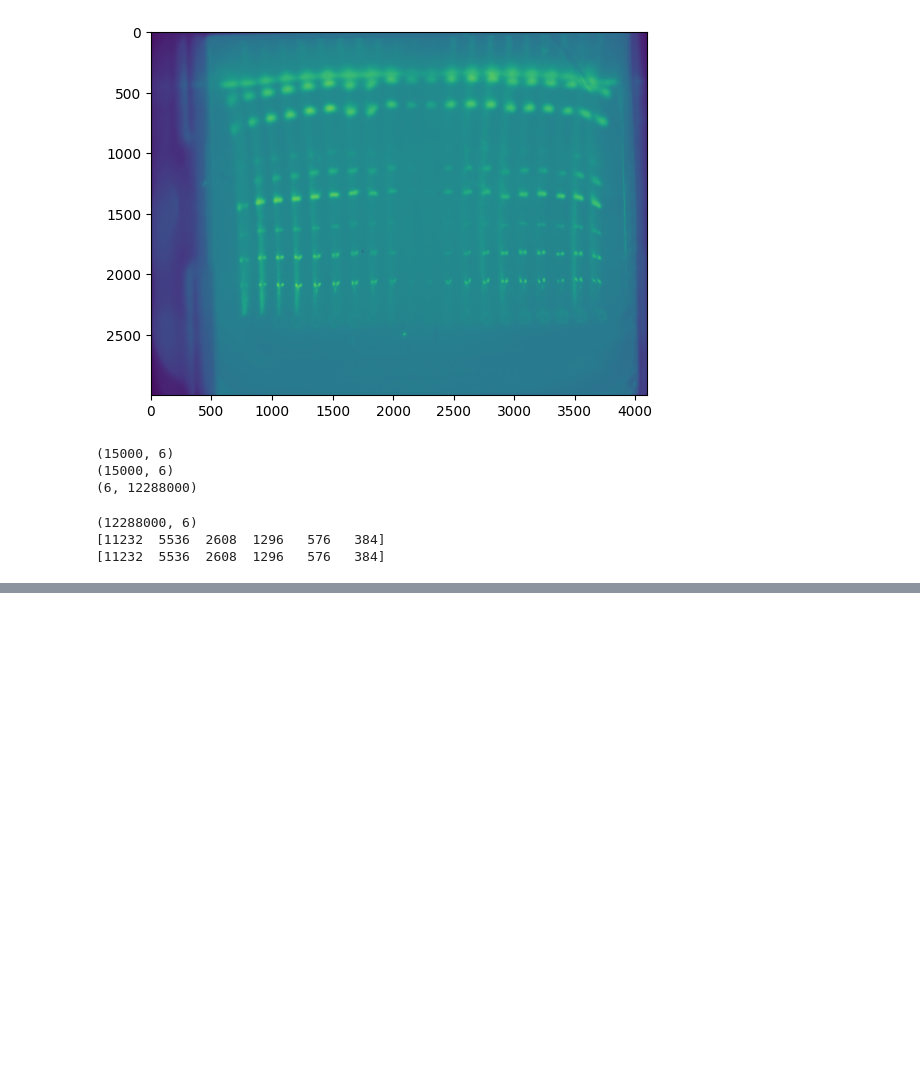
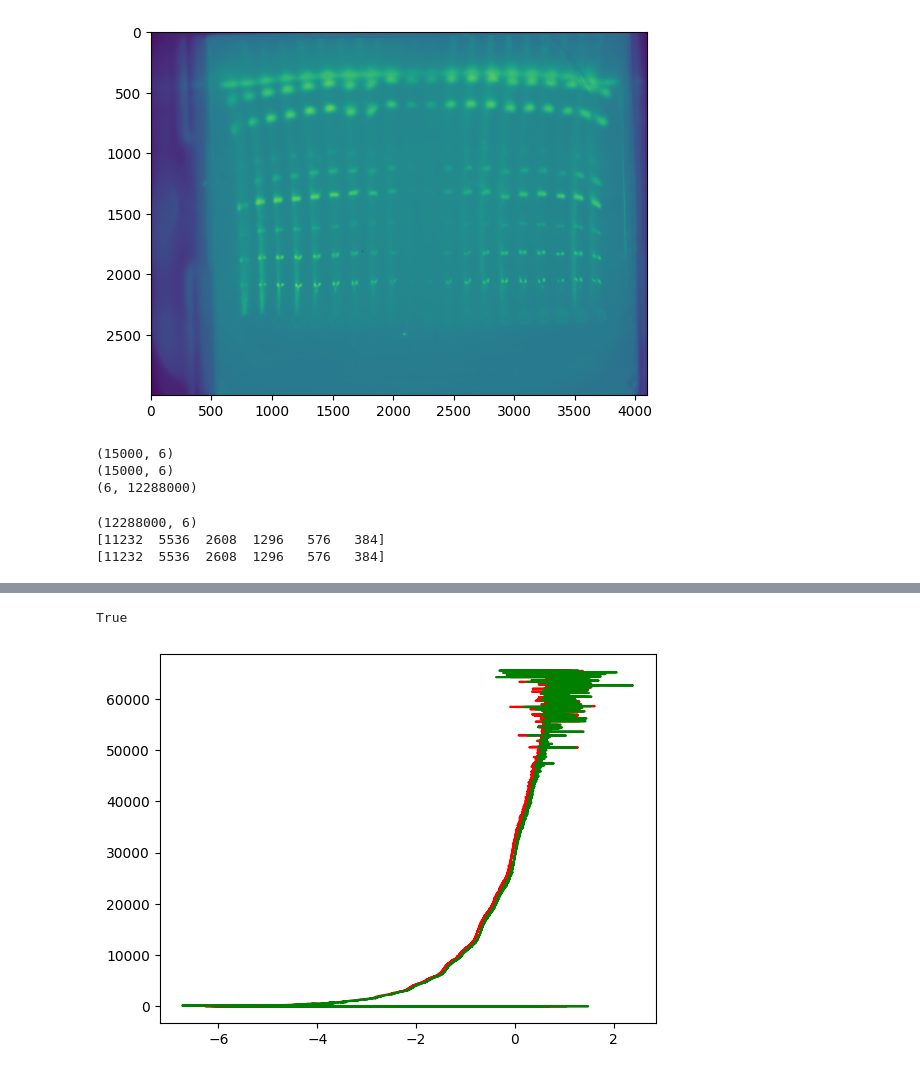
Before and after one commit to chetanchire/denoise, a Jupyter notebook: expt.ipynb, the cells around one changed output, grey strips where cells are left out. Saved outputs shown, nothing was run; the diff lists cells and outputs as text; code cells hidden in the pictures; blank space fills up the shorter version.

```diff
--- a/expt.ipynb
+++ b/expt.ipynb
@@ -407,3 +418,32 @@ for i in range(len(acquisitions)):
     savefile = Image.fromarray(average_img.astype(np.uint16))
     fname = 'Average' + str(i) +'.tif'
     savefile.save(fname)
+# %%
+# Make 6 blank substracted signal images
+import os
+tif_paths = glob.glob("Images/*.tif")
+tif_paths.sort(key=os.path.getmtime)
+images = []
+acquisitions = [6, 7, 8, 9, 10, 11, 30, 31, 32, 33, 34, 35]
+images = [np.asarray(Image.open(x), dtype=np.float32) for x in tif_paths]
+for i in range(int(len(acquisitions)/2)):
+    avg_blank_img = (images[acquisitions[i]] + images[acquisitions[i]+6]
+                   + images[acquisitions[i]+12] + images[acquisitions[i]+18])/4
+    avg_sig_img = (images[acquisitions[i+6]] + images[acquisitions[i+6]+6]
+                   + images[acquisitions[i+6]+12] + images[acquisitions[i+6]+18])/4
+    blank_substracted = avg_sig_img - avg_blank_img
+    blank_substracted = np.array(blank_substracted)
+    blank_substracted[blank_substracted < 0] = 0
+    blank_substracted = blank_substracted.round().astype(np.uint16)
+    savefile = Image.fromarray(blank_substracted)
+    fname = "signal"+str(i)+'.tif'
+    savefile.save(fname)
+
+"""
+for i in range(len(acquisitions)):
+    average_img = (images[acquisitions[i]] + images[acquisitions[i]+6]
+                   + images[acquisitions[i]+12] + images[acquisitions[i]+18])/4
+    savefile = Image.fromarray(average_img.astype(np.uint16))
+    fname = 'Average' + str(i) +'.tif'
+    savefile.save(fname)
+    """
@@ -409,0 +505,7 @@ for i in range(len(acquisitions)):
+# %%
+#import cupy.cuda.cudnn
+#import cupy; cupy.show_config()
+import torch
+print(torch.cuda.is_available())
+# %% [output]
+True
@@ -409,0 +561,9 @@ for i in range(len(acquisitions)):
+# %%
+import cupy as cp
+plt.plot(gcu, np.arange(65536), 'r')
+#print(type(gcu))
+#plt.show()
+plt.plot(g, np.arange(65536), 'g')
+plt.show()
+# %% [output]
+[figure, added]
```
Also changed, not shown: parts of 15 cells of this notebook, 3 other files.
